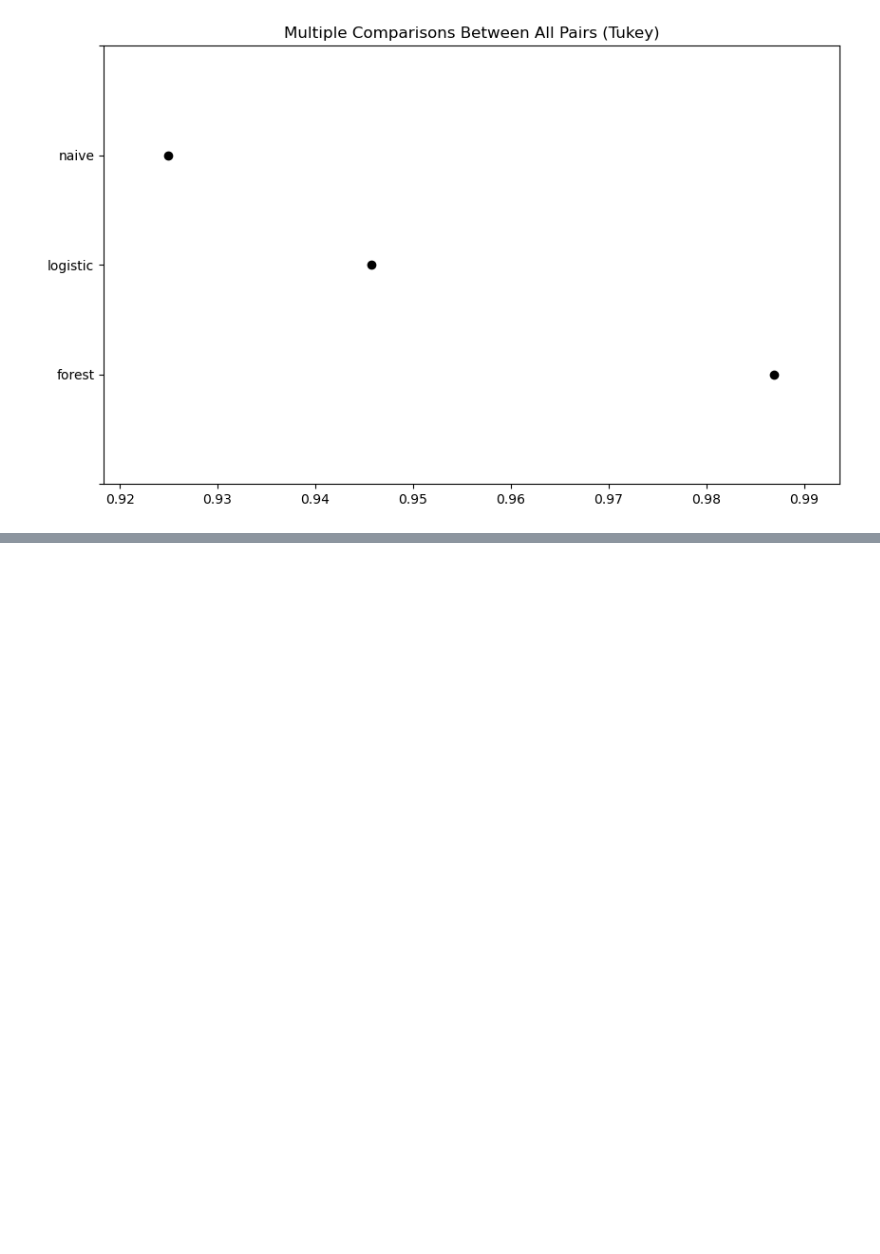
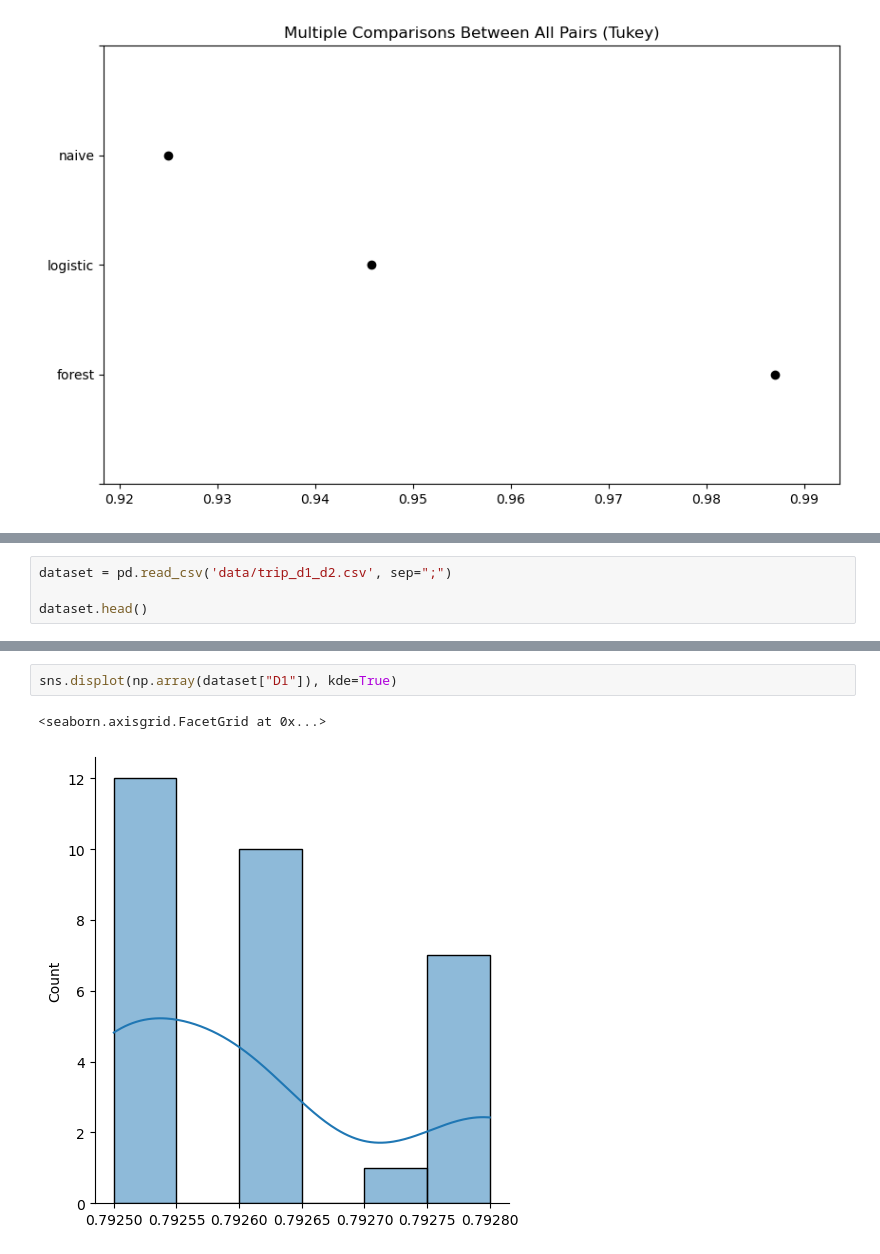
Before and after one commit to Dionmax/BurningMyBrain, a Jupyter notebook: EstatisticaDataScience/IntervalsAndHypothesis.ipynb, the cells around one changed output, grey strips where cells are left out. Cells and saved outputs as stored; diff of their text form; blank space fills up the shorter version.

```diff
--- a/EstatisticaDataScience/IntervalsAndHypothesis.ipynb
+++ b/EstatisticaDataScience/IntervalsAndHypothesis.ipynb
@@ -1120,0 +1125,4 @@ result.plot_simultaneous();
+# %%
+dataset = pd.read_csv('data/trip_d1_d2.csv', sep=";")
+
+dataset.head()
@@ -1120,0 +1136,5 @@ result.plot_simultaneous();
+# %%
+sns.displot(np.array(dataset["D1"]), kde=True)
+# %% [output]
+<seaborn.axisgrid.FacetGrid at 0x...>
+[figure, added]
```
Also changed, not shown: parts of 21 cells of this notebook.
